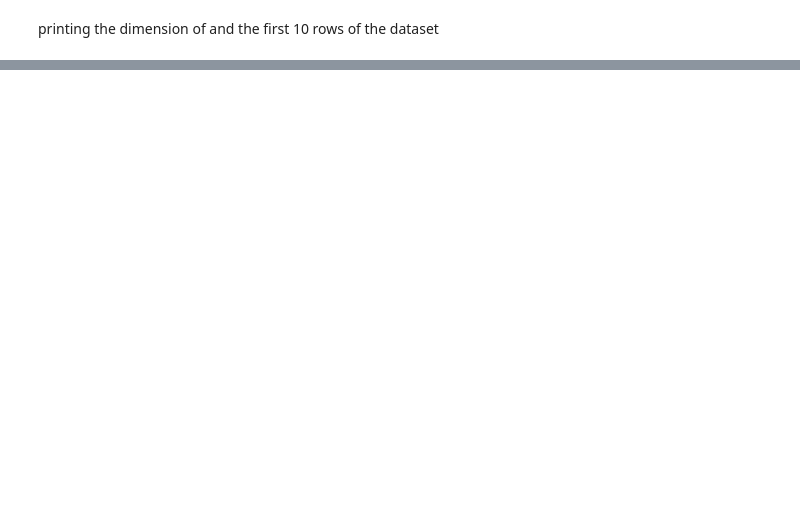
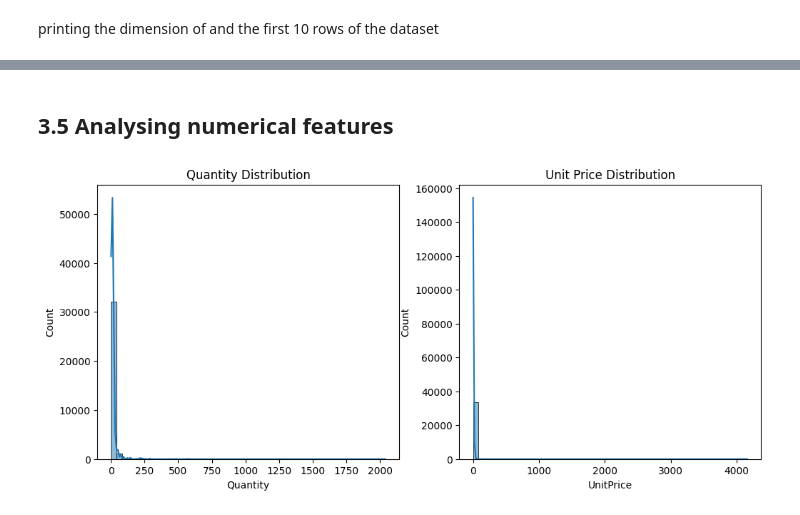
Before and after one commit to SatvikNanda/Customer_segmentation_project2, a Jupyter notebook: code.ipynb, the cells around one changed output, grey strips where cells are left out. Drawn from its saved outputs; the diff is of its cells as text; code cells hidden in the pictures; blank space fills up the shorter version.

```diff
--- a/code.ipynb
+++ b/code.ipynb
@@ -105,0 +150,6 @@ printing the dimension of and the first 10 rows of the dataset
+# %%
+# Drop rows where CustomerID is missing
+df = df[df.CustomerID.notnull()]
+
+# Convert CustomerID to integer
+df['CustomerID'] = df['CustomerID'].astype(int)
@@ -105,0 +164,10 @@ printing the dimension of and the first 10 rows of the dataset
+# %%
+# Convert InvoiceDate to datetime format
+df['InvoiceDate'] = pd.to_datetime(df['InvoiceDate'], errors='coerce')
+
+# Extract Year, Month, and Day of Week
+df['Year'] = df['InvoiceDate'].dt.year
+df['Month'] = df['InvoiceDate'].dt.month
+df['DayOfWeek'] = df['InvoiceDate'].dt.dayofweek
+
+df.head()
@@ -105,0 +183,5 @@ printing the dimension of and the first 10 rows of the dataset
+# %%
+# Create 'Sales' feature
+df['Sales'] = df['Quantity'] * df['UnitPrice']
+
+df.head()
@@ -105,0 +219,15 @@ printing the dimension of and the first 10 rows of the dataset
+# %% [markdown]
+## 3.5 Analysing numerical features
+# %%
+# Histograms for Quantity and UnitPrice
+fig, axes = plt.subplots(1, 2, figsize=(12, 5))
+
+sns.histplot(df['Quantity'], bins=50, kde=True, ax=axes[0])
+axes[0].set_title('Quantity Distribution')
+
+sns.histplot(df['UnitPrice'], bins=50, kde=True, ax=axes[1])
+axes[1].set_title('Unit Price Distribution')
+
+plt.show()
+# %% [output]
+[figure, added]
```
Also changed, not shown: parts of 32 cells of this notebook, 2 other files.
